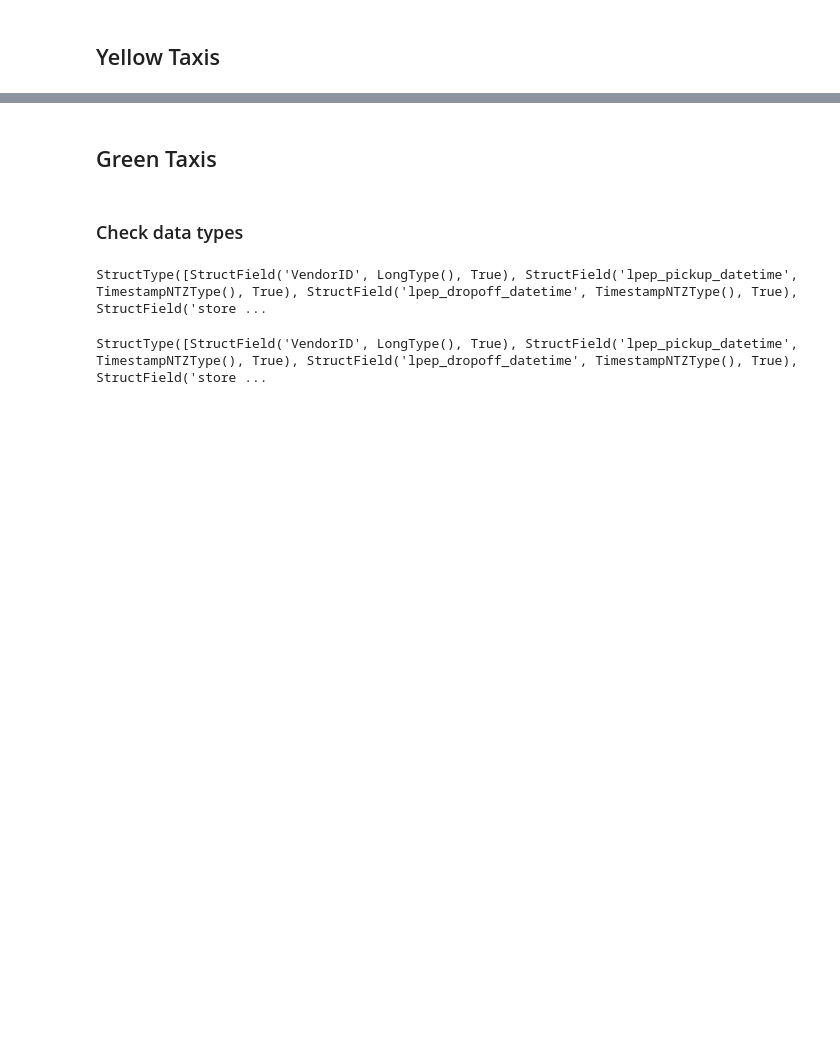
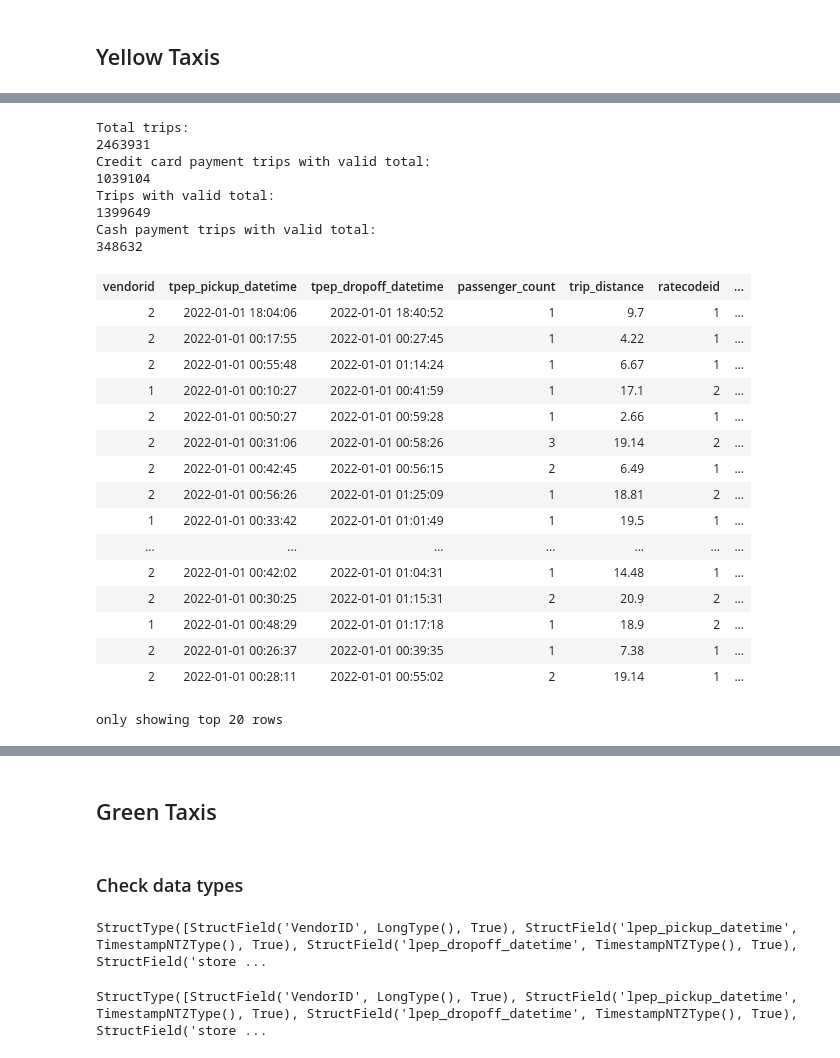
Before and after one commit to jameslafontaine/unimelb-mast30034-solo-project, a Jupyter notebook: notebooks/preprocessing_part_2.ipynb, the cells around one changed output, grey strips where cells are left out. Drawn from its saved outputs; the diff is of its cells as text; code cells hidden in the pictures; blank space fills up the shorter version.

Commit message:
begun filtering yellow taxi data based on business logic

```diff
--- a/notebooks/preprocessing_part_2.ipynb
+++ b/notebooks/preprocessing_part_2.ipynb
@@ -44,14 +46,16 @@ if not os.path.exists('../data/curated/tlc/yellow/2023'):
 # %%
-yellow_raw_dir = '../data/raw/tlc/yellow/'
+yellow_cleaned_dir = '../data/cleaned/tlc/yellow/'
 
-sdf_yellow_2022_01 = spark.read.parquet(f"{yellow_raw_dir}2022/2022-01.parquet")
+yellow_curated_dir = '../data/curated/tlc/yellow/'
 
-sdf_yellow_2022_all = spark.read.parquet(f"{yellow_raw_dir}2022")
+sdf_yellow_2022_01 = spark.read.parquet(f"{yellow_cleaned_dir}2022/2022-01.parquet")
 
-sdf_yellow_2023_01 = spark.read.parquet(f"{yellow_raw_dir}2023/2023-01.parquet")
+sdf_yellow_2022_all = spark.read.parquet(f"{yellow_cleaned_dir}2022/*")
 
-sdf_yellow_2023_02 = spark.read.parquet(f"{yellow_raw_dir}2023/2023-02.parquet")
+sdf_yellow_2023_01 = spark.read.parquet(f"{yellow_cleaned_dir}2023/2023-01.parquet")
 
-#sdf_yellow_2022_all = spark.read.parquet('../data/raw/yellow/2022')
+sdf_yellow_2023_02 = spark.read.parquet(f"{yellow_cleaned_dir}2023/2023-02.parquet")
+
+#sdf_yellow_2022_all = spark.read.parquet('../data/cleaned/yellow/2022')
 # %%
 sdf_yellow_2022_01.schema
@@ -145,0 +79,56 @@ for month in range(1,5):
+# %%
+# Test filters here
+#sdf_yellow_2022_01.schema
+
+payment_cols = ['fare_amount', 'extra', 'mta_tax', 'tip_amount', 'tolls_amount', 'improvement_surcharge', 'congestion_surcharge', 'airport_fee']
+
+print("Total trips: ")
+
+print(sdf_yellow_2022_01.count())
+
+print("Credit card payment trips with valid total: ")
+
+print(sdf_yellow_2022_01.where((F.col('payment_type') == 1) & (F.col('total_amount') == sum(sdf_yellow_2022_01[col] for col in payment_cols))).count())
+
+print("Trips with valid total: ")
+
+print(sdf_yellow_2022_01.where(F.col('total_amount') == sum(sdf_yellow_2022_01[col] for col in payment_cols)).count())
+
+print("Cash payment trips with valid total: ")
+
+print(sdf_yellow_2022_01.where((F.col('payment_type') == 2) & (F.col('total_amount') == sum(sdf_yellow_2022_01[col] for col in payment_cols))).count())
+
+sdf_yellow_2022_01.where(
+    (F.col('payment_type') == 1)
+    & (F.col('total_amount') == sum(sdf_yellow_2022_01[col] for col in payment_cols))
+    & (F.col('tolls_amount') > 0)
+    & (F.col('airport_fee') > 0)
+    ).show(5)
+
+#sdf_yellow_2022_01.filter(F.col('passenger_count') == 5).limit(5)
+# %% [output]
+Total trips:
+2463931
+Credit card payment trips with valid total:
+1039104
+Trips with valid total:
+1399649
+Cash payment trips with valid total:
+348632
+| vendorid | tpep_pickup_datetime | tpep_dropoff_datetime | passenger_count | trip_distance | ratecodeid | ... |
+| 2 | 2022-01-01 18:04:06 | 2022-01-01 18:40:52 | 1 | 9.7 | 1 | ... |
+| 2 | 2022-01-01 00:17:55 | 2022-01-01 00:27:45 | 1 | 4.22 | 1 | ... |
+| 2 | 2022-01-01 00:55:48 | 2022-01-01 01:14:24 | 1 | 6.67 | 1 | ... |
+| 1 | 2022-01-01 00:10:27 | 2022-01-01 00:41:59 | 1 | 17.1 | 2 | ... |
+| 2 | 2022-01-01 00:50:27 | 2022-01-01 00:59:28 | 1 | 2.66 | 1 | ... |
+| 2 | 2022-01-01 00:31:06 | 2022-01-01 00:58:26 | 3 | 19.14 | 2 | ... |
+| 2 | 2022-01-01 00:42:45 | 2022-01-01 00:56:15 | 2 | 6.49 | 1 | ... |
+| 2 | 2022-01-01 00:56:26 | 2022-01-01 01:25:09 | 1 | 18.81 | 2 | ... |
+| 1 | 2022-01-01 00:33:42 | 2022-01-01 01:01:49 | 1 | 19.5 | 1 | ... |
+| ... | ... | ... | ... | ... | ... | ... |
+| 2 | 2022-01-01 00:42:02 | 2022-01-01 01:04:31 | 1 | 14.48 | 1 | ... |
+| 2 | 2022-01-01 00:30:25 | 2022-01-01 01:15:31 | 2 | 20.9 | 2 | ... |
+| 1 | 2022-01-01 00:48:29 | 2022-01-01 01:17:18 | 1 | 18.9 | 2 | ... |
+| 2 | 2022-01-01 00:26:37 | 2022-01-01 00:39:35 | 1 | 7.38 | 1 | ... |
+| 2 | 2022-01-01 00:28:11 | 2022-01-01 00:55:02 | 2 | 19.14 | 1 | ... |
+only showing top 20 rows
```
Also changed, not shown: parts of 19 cells of this notebook, 1 other file.
